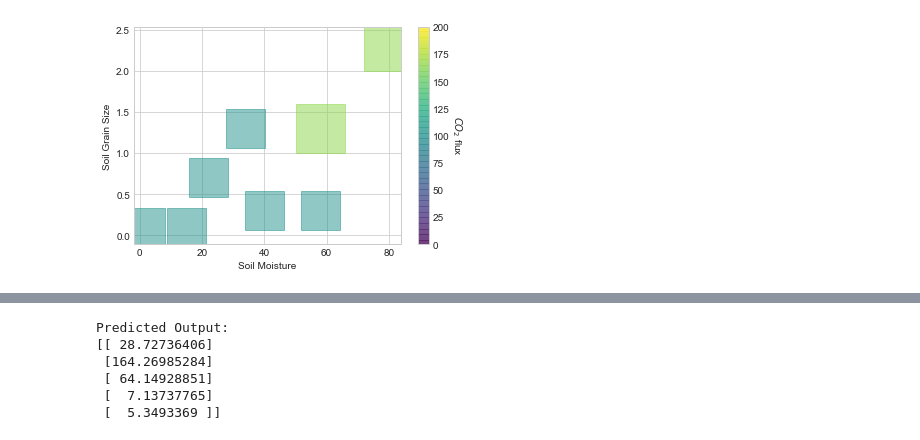
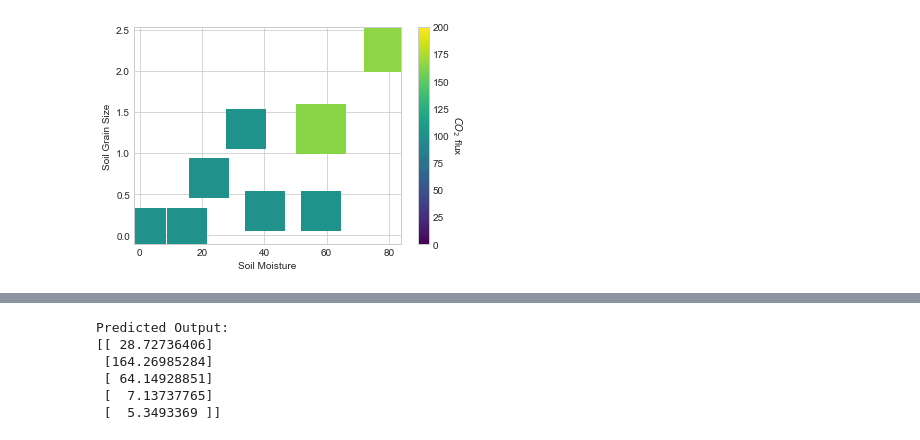
Before and after one commit to ypshiga/Neural_tutorial, a Jupyter notebook: NN_tutorial.ipynb, the cells around one changed output, grey strips where cells are left out. Saved outputs shown, nothing was run; the diff lists cells and outputs as text; code cells hidden in the pictures.

Commit message:
Corrected colors for scatter

```diff
--- a/NN_tutorial.ipynb
+++ b/NN_tutorial.ipynb
@@ -144,17 +144,17 @@ Predicted Output:
 # %%
 # Scatter Plot of features and predictions
 X_all = scaler_x.inverse_transform(np.concatenate((X,X_test), axis=0))
 pred_all = np.concatenate((pred,pred_test), axis=0)
-plt.scatter(X_all[:,0], X_all[:,1], alpha=0.5,
+plt.scatter(X_all[:,0], X_all[:,1], alpha=1,
             s=15*pred_all, c=pred_all[:,0],  cmap='viridis',marker ='s')
 plt.xlabel('Soil Moisture')
 plt.ylabel('Soil Grain Size');
 plt.clim(0, 200)
 cbar = plt.colorbar();  # show color scale
 cbar.ax.get_yaxis().labelpad = 15
 cbar.ax.set_ylabel('$CO_{2}$ flux', rotation=270);
 # %% [output]
-[figure, old version]
+[figure, new version]
 # %%
 # In second "training" set we now have a very dry sample with very small soil grains
 # (think desert) which we see greatly reduced co2 flux
```
Also changed, not shown: parts of 6 cells of this notebook.
